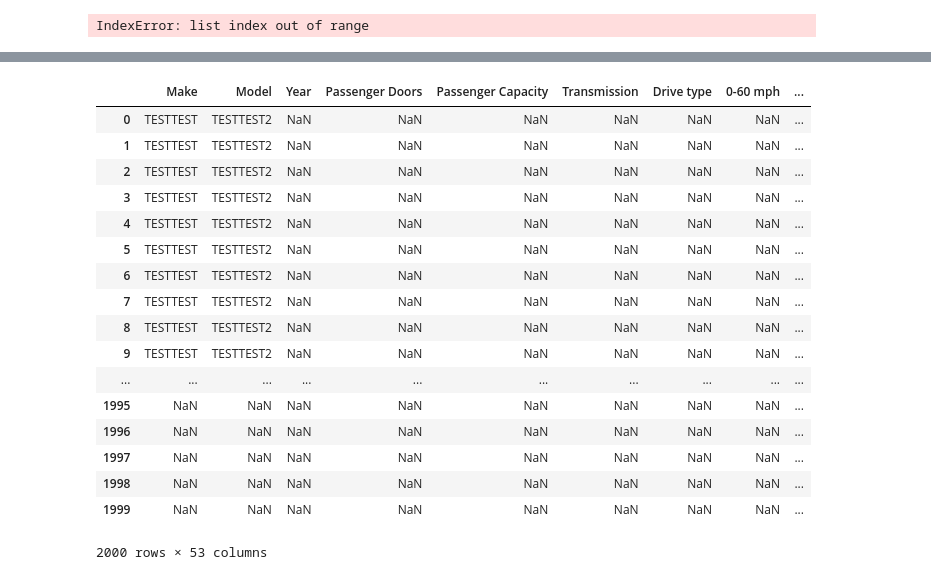
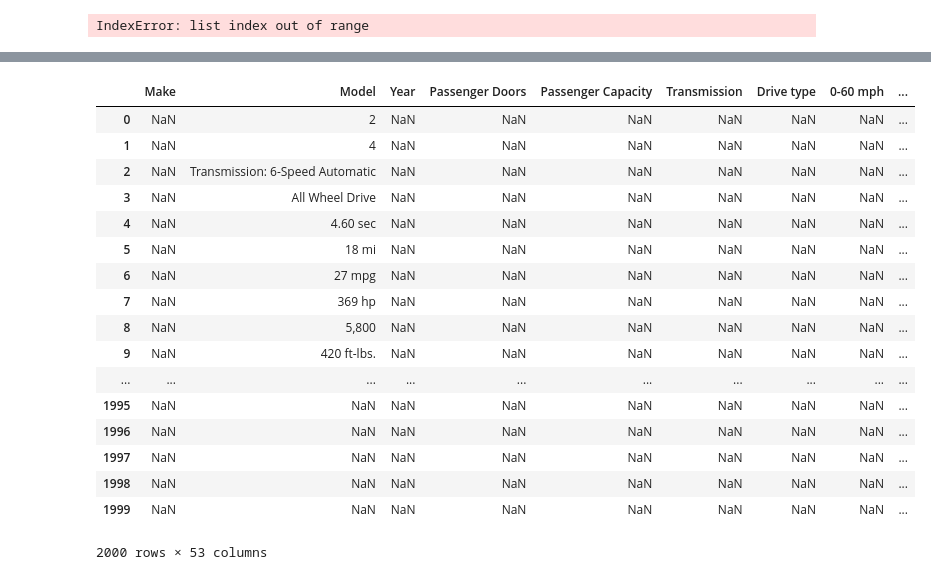
Before and after one commit to NicholasNikolov/2019-CarPriceModel, a Jupyter notebook: Web_Scraper.ipynb, the cells around one changed output, grey strips where cells are left out. Drawn from its saved outputs; the diff is of its cells as text; code cells hidden in the pictures.

Commit message:
Resets in the DataFrame
Not sure what the issue is. I think there's a variable resetting but I'm not sure why the dataframe itself is being reset. The output is empty but the data is being inserted, just eliminated again. Even the final output is empty.

```diff
--- a/Web_Scraper.ipynb
+++ b/Web_Scraper.ipynb
@@ -259,36 +259,42 @@ BeautifulSoup(NewResponse.text,'html.parser').findAll(True,{'class':'pure-u-1 pu
 # %%
 # This assumes that all cars have the same variables
 link = 'https://www.carspecs.us/cars/2019/bmw/i8'
 NewResponse = requests.get(link)
 variables = []
 for i in range(50):
     variables.append(BeautifulSoup(NewResponse.text,
                                    'html.parser')
                                     .findAll(True,{'class':'pure-u-1 pure-u-md-1-2'})[i]
                                     .get_text().strip()
                                     .split('\r\n')[0])
 variables.insert(0,'Make')
 variables.insert(1,'Model')
 variables.insert(2,'Year')
 CarData = pd.DataFrame(columns = variables,index=range(2000))
 
+#makes = CarData.columns
+makes = ['Acura','BMW']
+for i in range(10):
+    for make in makes:
+        entry = BeautifulSoup(NewResponse.text,'html.parser').findAll(True,{'class':'pure-u-1 pure-u-md-1-2'})[i].get_text().strip().split('\r\n')[1]
+        variable = BeautifulSoup(NewResponse.text,'html.parser').findAll(True,{'class':'pure-u-1 pure-u-md-1-2'})[i].get_text().strip().split('\r\n')[0]
 
-for i in range(10):
-    CarData.loc[CarData.index[i], 'Make'] = "TESTTEST"
-    CarData.loc[CarData.index[i], 'Model'] = "TESTTEST2"
+        testVar = "TESTTEST" + make + str(i)
+        CarData.loc[CarData.index[i], 'Model'] = entry
+
 CarData
 # %% [output]
 |  | Make | Model | Year | Passenger Doors | Passenger Capacity | Transmission | Drive type | 0-60 mph | ... |
-| 0 | TESTTEST | TESTTEST2 | NaN | NaN | NaN | NaN | NaN | NaN | ... |
-| 1 | TESTTEST | TESTTEST2 | NaN | NaN | NaN | NaN | NaN | NaN | ... |
-| 2 | TESTTEST | TESTTEST2 | NaN | NaN | NaN | NaN | NaN | NaN | ... |
-| 3 | TESTTEST | TESTTEST2 | NaN | NaN | NaN | NaN | NaN | NaN | ... |
-| 4 | TESTTEST | TESTTEST2 | NaN | NaN | NaN | NaN | NaN | NaN | ... |
-| 5 | TESTTEST | TESTTEST2 | NaN | NaN | NaN | NaN | NaN | NaN | ... |
-| 6 | TESTTEST | TESTTEST2 | NaN | NaN | NaN | NaN | NaN | NaN | ... |
-| 7 | TESTTEST | TESTTEST2 | NaN | NaN | NaN | NaN | NaN | NaN | ... |
-| 8 | TESTTEST | TESTTEST2 | NaN | NaN | NaN | NaN | NaN | NaN | ... |
-| 9 | TESTTEST | TESTTEST2 | NaN | NaN | NaN | NaN | NaN | NaN | ... |
+| 0 | NaN | 2 | NaN | NaN | NaN | NaN | NaN | NaN | ... |
+| 1 | NaN | 4 | NaN | NaN | NaN | NaN | NaN | NaN | ... |
+| 2 | NaN | Transmission: 6-Speed Automatic | NaN | NaN | NaN | NaN | NaN | NaN | ... |
+| 3 | NaN | All Wheel Drive | NaN | NaN | NaN | NaN | NaN | NaN | ... |
+| 4 | NaN | 4.60 sec | NaN | NaN | NaN | NaN | NaN | NaN | ... |
+| 5 | NaN | 18 mi | NaN | NaN | NaN | NaN | NaN | NaN | ... |
+| 6 | NaN | 27 mpg | NaN | NaN | NaN | NaN | NaN | NaN | ... |
+| 7 | NaN | 369 hp | NaN | NaN | NaN | NaN | NaN | NaN | ... |
+| 8 | NaN | 5,800 | NaN | NaN | NaN | NaN | NaN | NaN | ... |
+| 9 | NaN | 420 ft-lbs. | NaN | NaN | NaN | NaN | NaN | NaN | ... |
 | ... | ... | ... | ... | ... | ... | ... | ... | ... | ... |
 | 1995 | NaN | NaN | NaN | NaN | NaN | NaN | NaN | NaN | ... |
 | 1996 | NaN | NaN | NaN | NaN | NaN | NaN | NaN | NaN | ... |
```
